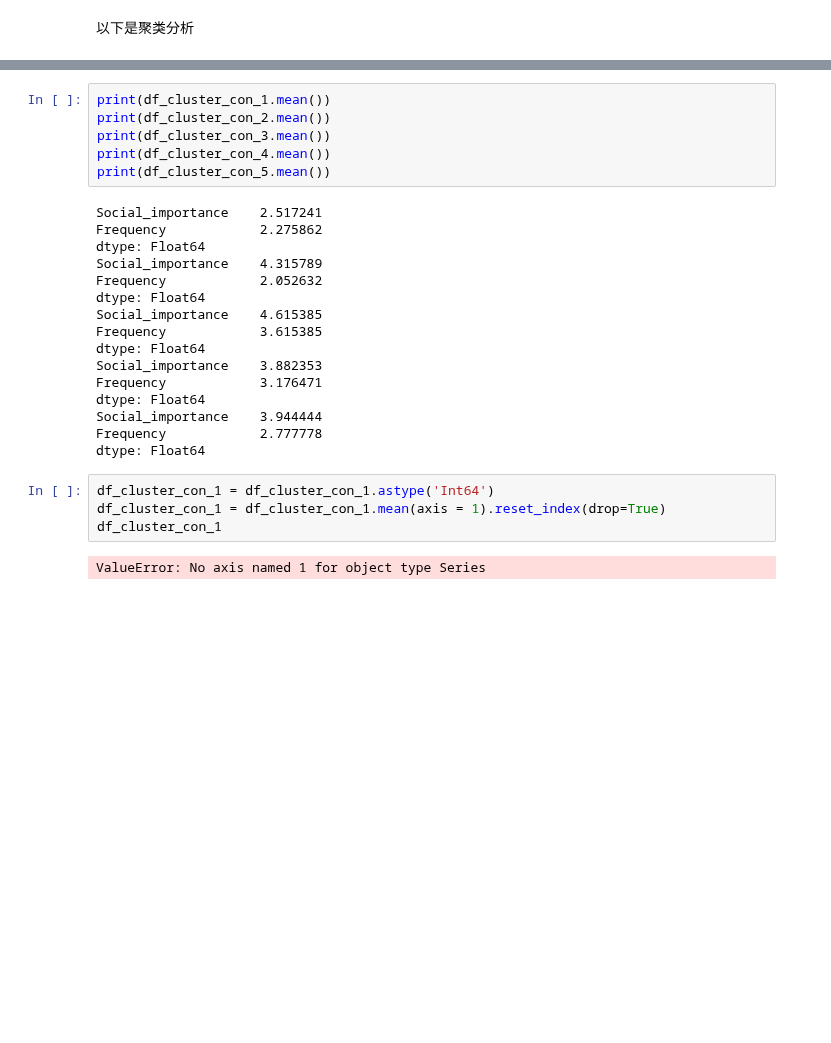
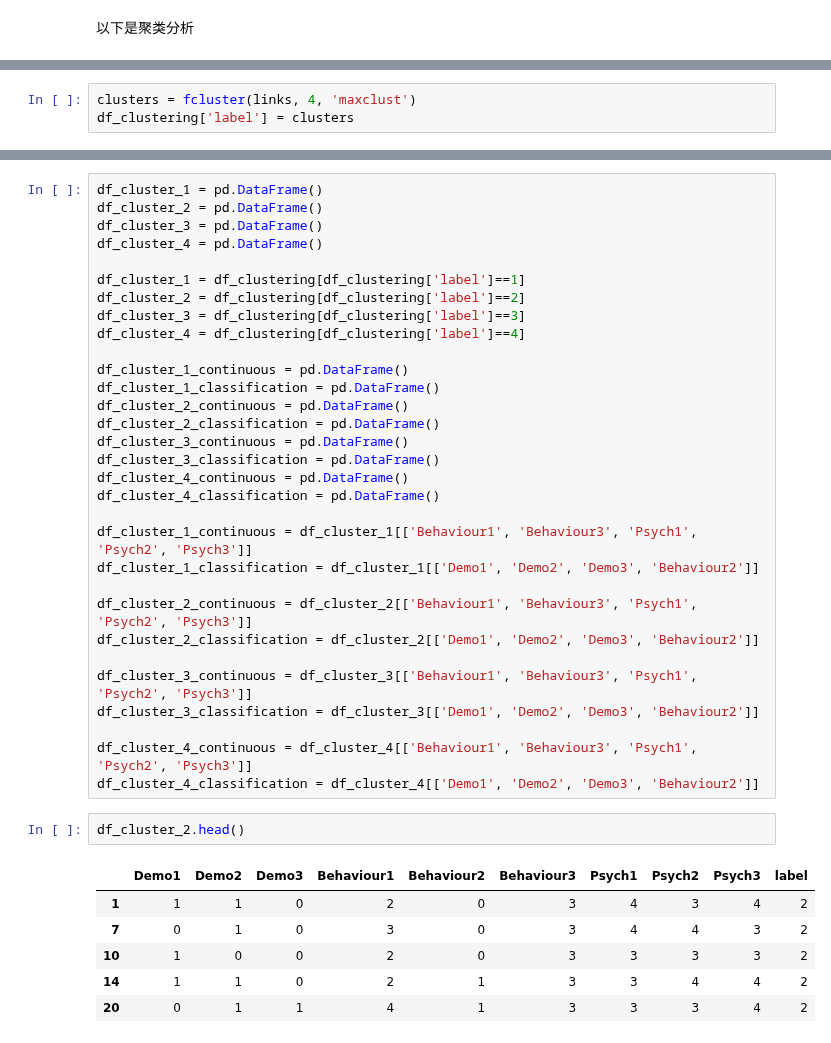
Before and after one commit to lilai3552/Market-Research-Social-Influencer, a Jupyter notebook: cluster.ipynb, the cells around one changed output, grey strips where cells are left out. Saved outputs shown, nothing was run; the diff lists cells and outputs as text; blank space fills up the shorter version.

```diff
--- a/cluster.ipynb
+++ b/cluster.ipynb
@@ -233 +252,4 @@ df_cluster.head()
+# %%
+clusters = fcluster(links, 4, 'maxclust')
+df_clustering['label'] = clusters
 # %% [markdown]
@@ -282,28 +273,40 @@ df_cluster_con_5['Frequency'] = df_cluster.loc[(df_cluster['Cluster_Labels'] ==
-# %%
-print(df_cluster_con_1.mean())
-print(df_cluster_con_2.mean())
-print(df_cluster_con_3.mean())
-print(df_cluster_con_4.mean())
-print(df_cluster_con_5.mean())
-# %% [output]
-Social_importance    2.517241
-Frequency            2.275862
-dtype: Float64
-Social_importance    4.315789
-Frequency            2.052632
-dtype: Float64
-Social_importance    4.615385
-Frequency            3.615385
-dtype: Float64
-Social_importance    3.882353
-Frequency            3.176471
-dtype: Float64
-Social_importance    3.944444
-Frequency            2.777778
-dtype: Float64
-# %%
-df_cluster_con_1 = df_cluster_con_1.astype('Int64')
-df_cluster_con_1 = df_cluster_con_1.mean(axis = 1).reset_index(drop=True)
-df_cluster_con_1
-# %% [output]
-ValueError: No axis named 1 for object type Series
+# %%
+df_cluster_1 = pd.DataFrame()
+df_cluster_2 = pd.DataFrame()
+df_cluster_3 = pd.DataFrame()
+df_cluster_4 = pd.DataFrame()
+
+df_cluster_1 = df_clustering[df_clustering['label']==1]
+df_cluster_2 = df_clustering[df_clustering['label']==2]
+df_cluster_3 = df_clustering[df_clustering['label']==3]
+df_cluster_4 = df_clustering[df_clustering['label']==4]
+
+df_cluster_1_continuous = pd.DataFrame()
+df_cluster_1_classification = pd.DataFrame()
+df_cluster_2_continuous = pd.DataFrame()
+df_cluster_2_classification = pd.DataFrame()
+df_cluster_3_continuous = pd.DataFrame()
+df_cluster_3_classification = pd.DataFrame()
+df_cluster_4_continuous = pd.DataFrame()
+df_cluster_4_classification = pd.DataFrame()
+
+df_cluster_1_continuous = df_cluster_1[['Behaviour1', 'Behaviour3', 'Psych1', 'Psych2', 'Psych3']]
+df_cluster_1_classification = df_cluster_1[['Demo1', 'Demo2', 'Demo3', 'Behaviour2']]
+
+df_cluster_2_continuous = df_cluster_2[['Behaviour1', 'Behaviour3', 'Psych1', 'Psych2', 'Psych3']]
+df_cluster_2_classification = df_cluster_2[['Demo1', 'Demo2', 'Demo3', 'Behaviour2']]
+
+df_cluster_3_continuous = df_cluster_3[['Behaviour1', 'Behaviour3', 'Psych1', 'Psych2', 'Psych3']]
+df_cluster_3_classification = df_cluster_3[['Demo1', 'Demo2', 'Demo3', 'Behaviour2']]
+
+df_cluster_4_continuous = df_cluster_4[['Behaviour1', 'Behaviour3', 'Psych1', 'Psych2', 'Psych3']]
+df_cluster_4_classification = df_cluster_4[['Demo1', 'Demo2', 'Demo3', 'Behaviour2']]
+# %%
+df_cluster_2.head()
+# %% [output]
+|  | Demo1 | Demo2 | Demo3 | Behaviour1 | Behaviour2 | Behaviour3 | Psych1 | Psych2 | Psych3 | label |
+| 1 | 1 | 1 | 0 | 2 | 0 | 3 | 4 | 3 | 4 | 2 |
+| 7 | 0 | 1 | 0 | 3 | 0 | 3 | 4 | 4 | 3 | 2 |
+| 10 | 1 | 0 | 0 | 2 | 0 | 3 | 3 | 3 | 3 | 2 |
+| 14 | 1 | 1 | 0 | 2 | 1 | 3 | 3 | 4 | 4 | 2 |
+| 20 | 0 | 1 | 1 | 4 | 1 | 3 | 3 | 3 | 4 | 2 |
```
Also changed, not shown: parts of 35 cells of this notebook.
